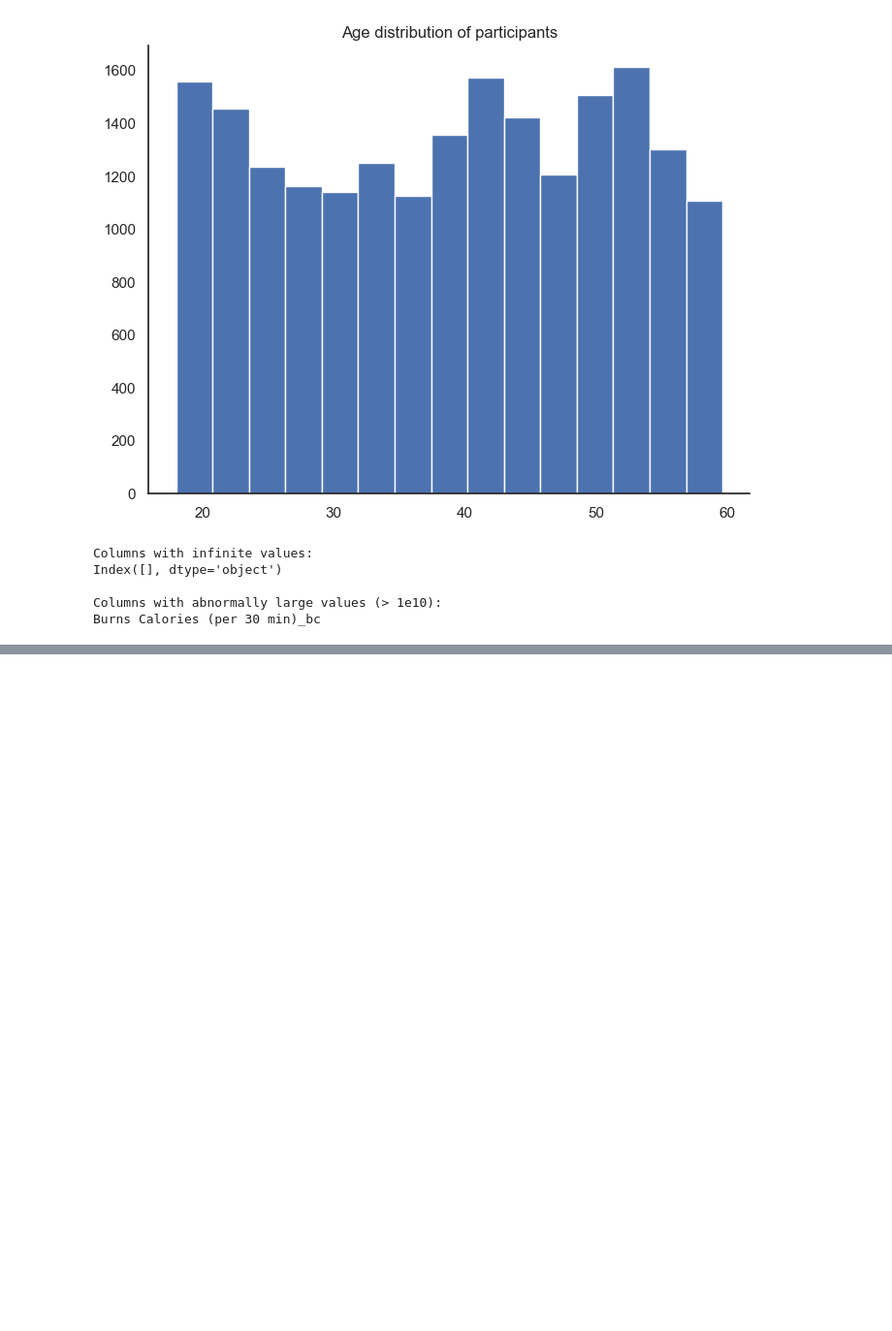
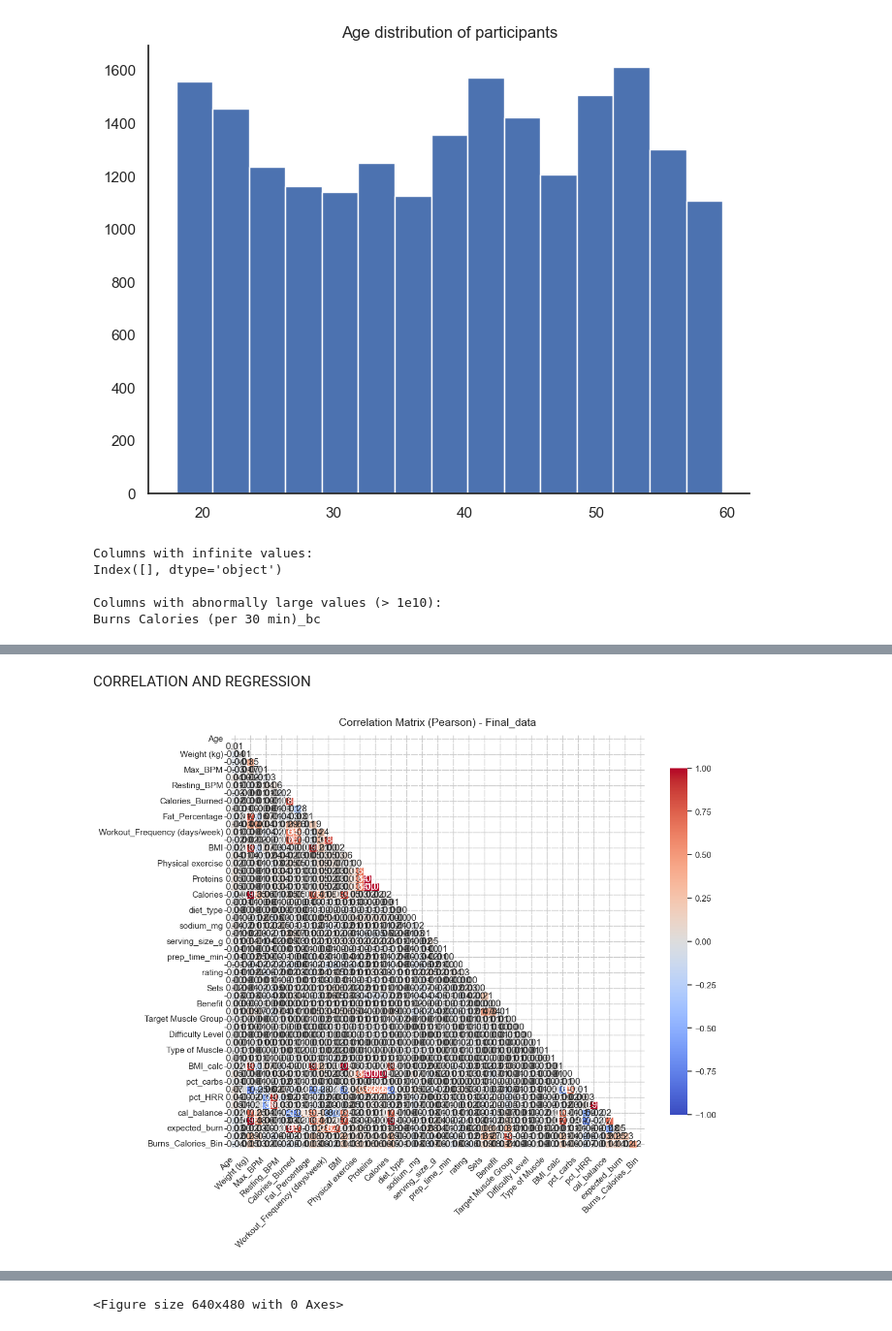
Before and after one commit to anumlk81/DS-project-1, a Jupyter notebook: lifestyle_data.ipynb, the cells around one changed output, grey strips where cells are left out. Shown at 97% size. Cells and saved outputs as stored; diff of their text form; code cells hidden in the pictures; blank space fills up the shorter version.

Commit message:
correlation heat map

```diff
--- a/lifestyle_data.ipynb
+++ b/lifestyle_data.ipynb
@@ -24,7 +24,7 @@ def clean_data(df):
      return df
  return None
 # %%
-file_path= r"D:\Study_college\3rd_sem\Subject Projects\DS-project-1\Final_data.csv"
+file_path= r"D:\datascience\DS-project-1\Final_data.csv"
 data = load_data(file_path)
 cleaned_data = clean_data(data)
 # %% [output]
@@ -301,3 +301,5 @@ Passing `palette` without assigning `hue` is deprecated and will be removed in v
 
   sns.boxplot(x='Workout_Type', y='BMI', data=sample_df, palette='muted')
 [figure]
+# %% [markdown]
+CORRELATION AND REGRESSION
@@ -303,0 +369,70 @@ Passing `palette` without assigning `hue` is deprecated and will be removed in v
+# %%
+# ...existing code...
+%matplotlib inline
+import numpy as np
+import matplotlib.pyplot as plt
+import seaborn as sns
+
+def get_high_correlation_pairs(corr_matrix, threshold=0.8):
+    """Return list of (col1, col2, corr) for abs(corr) >= threshold (upper triangle only)."""
+    pairs = []
+    cols = corr_matrix.columns
+    for i in range(len(cols)):
+        for j in range(i+1, len(cols)):
+            val = corr_matrix.iloc[i, j]
+            if pd.notna(val) and abs(val) >= threshold:
+                pairs.append((cols[i], cols[j], float(val)))
+    return pairs
+
+def plot_correlation_matrix(data, method='pearson', figsize=(12, 10),
+                            annot=True, cmap='coolwarm', title_suffix=""):
+    """Compute and plot correlation heatmap for numeric columns with basic filtering and diagnostics."""
+    # select numeric columns
+    numeric_cols = data.select_dtypes(include=[np.number]).columns.tolist()
+    # filter out all-NaN or constant columns
+    numeric_cols = [c for c in numeric_cols if not data[c].isna().all() and data[c].nunique(dropna=True) > 1]
+
+    if len(numeric_cols) < 2:
+        print(f"Not enough numeric columns with variation to compute correlation (found {len(numeric_cols)}).")
+        return None
+
+    corr_df = data[numeric_cols].corr(method=method)
+    if corr_df.empty:
+        print("Correlation dataframe is empty.")
+        return None
+
+    corr = corr_df.round(2)
+    mask = np.triu(np.ones_like(corr, dtype=bool))
+
+    plt.figure(figsize=figsize)
+    sns.heatmap(corr, mask=mask, annot=annot, fmt=".2f", cmap=cmap,
+                square=True, cbar_kws={"shrink": .8}, vmin=-1, vmax=1, linewidths=0.5)
+    title = f"Correlation Matrix ({method.capitalize()})"
+    if title_suffix:
+        title += f" - {title_suffix}"
+    plt.title(title, fontsize=14, pad=12)
+    plt.xticks(rotation=45, ha='right')
+    plt.yticks(rotation=0)
+    plt.tight_layout()
+    plt.show()
+
+    return corr_df
+
+# Run plotting and show high-correlation pairs
+corr = plot_correlation_matrix(cleaned_data, method='pearson', figsize=(12,10), annot=True, cmap='coolwarm', title_suffix="Final_data")
+if corr is not None:
+    pairs = get_high_correlation_pairs(corr, threshold=0.8)
+    if pairs:
+        print("\nHigh-correlation pairs (|r| >= 0.8):")
+        for a,b,v in pairs:
+            print(f"{a} <-> {b}: {v:.2f}")
+    else:
+        print("\nNo high-correlation pairs found at threshold 0.8.")
+
+    # optional: save outputs
+    corr.to_csv(r"D:\datascience\DS-project-1\correlation_matrix.csv")
+    plt.savefig(r"D:\datascience\DS-project-1\correlation_heatmap.png", bbox_inches='tight', dpi=150)
+    print("Saved: correlation_matrix.csv and correlation_heatmap.png")
+# ...existing code...
+# %% [output]
+[figure, added]
@@ -303,0 +456 @@ Passing `palette` without assigning `hue` is deprecated and will be removed in v
+<Figure size 640x480 with 0 Axes>
```
Also changed, not shown: parts of 4 cells of this notebook, 2 other files.
